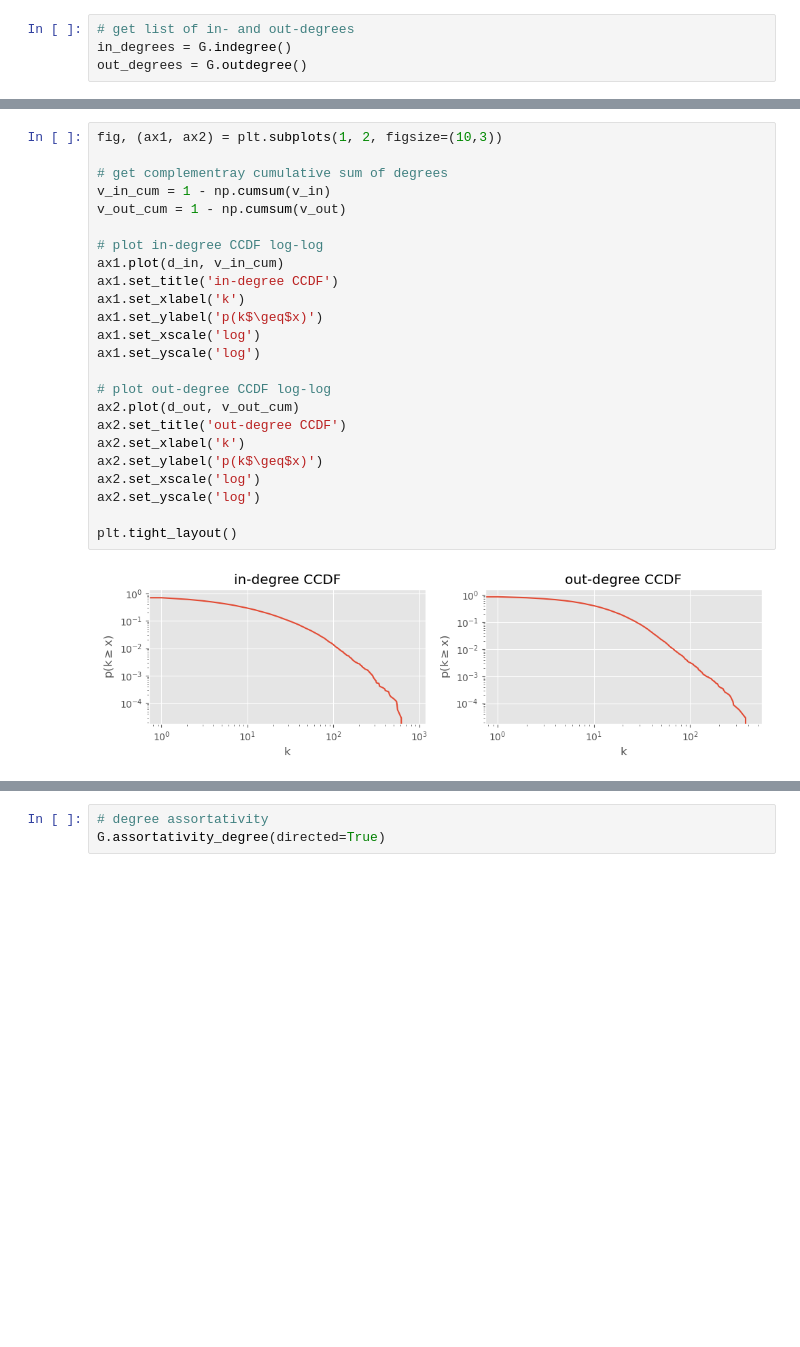
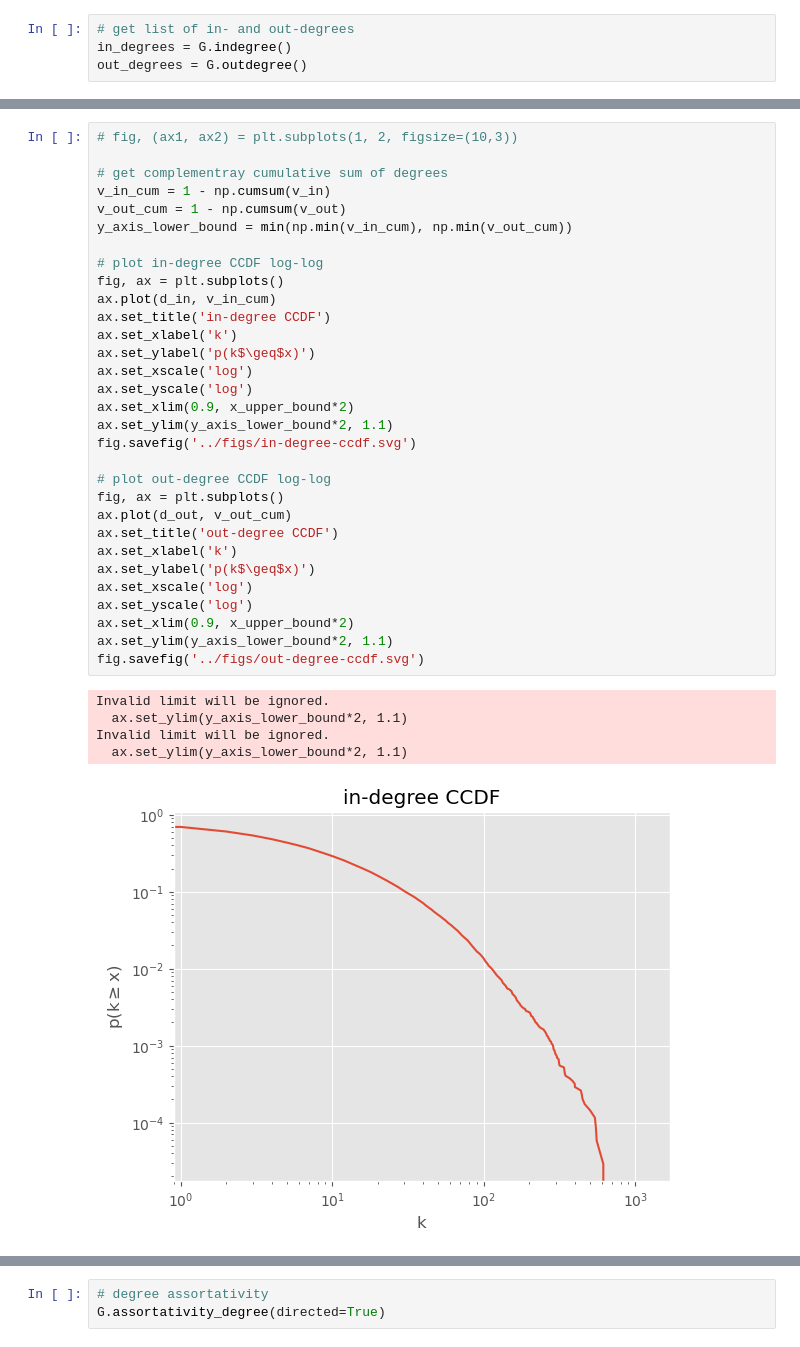
Before and after one commit to Marcus-Friis/research-project, a Jupyter notebook: notebooks/dataanalysis.ipynb, the cells around one changed output, grey strips where cells are left out. Drawn from its saved outputs; the diff is of its cells as text; blank space fills up the shorter version.

```diff
--- a/notebooks/dataanalysis.ipynb
+++ b/notebooks/dataanalysis.ipynb
@@ -86,26 +106,37 @@ plt.tight_layout()
 # %%
-fig, (ax1, ax2) = plt.subplots(1, 2, figsize=(10,3))
+# fig, (ax1, ax2) = plt.subplots(1, 2, figsize=(10,3))
 
 # get complementray cumulative sum of degrees
 v_in_cum = 1 - np.cumsum(v_in)
 v_out_cum = 1 - np.cumsum(v_out)
+y_axis_lower_bound = min(np.min(v_in_cum), np.min(v_out_cum))
 
 # plot in-degree CCDF log-log
-ax1.plot(d_in, v_in_cum)
-ax1.set_title('in-degree CCDF')
-ax1.set_xlabel('k')
-ax1.set_ylabel('p(k$\geq$x)')
-ax1.set_xscale('log')
-ax1.set_yscale('log')
+fig, ax = plt.subplots()
+ax.plot(d_in, v_in_cum)
+ax.set_title('in-degree CCDF')
+ax.set_xlabel('k')
+ax.set_ylabel('p(k$\geq$x)')
+ax.set_xscale('log')
+ax.set_yscale('log')
+ax.set_xlim(0.9, x_upper_bound*2)
+ax.set_ylim(y_axis_lower_bound*2, 1.1)
+fig.savefig('../figs/in-degree-ccdf.svg')
 
 # plot out-degree CCDF log-log
-ax2.plot(d_out, v_out_cum)
-ax2.set_title('out-degree CCDF')
-ax2.set_xlabel('k')
-ax2.set_ylabel('p(k$\geq$x)')
-ax2.set_xscale('log')
-ax2.set_yscale('log')
-
-plt.tight_layout()
+fig, ax = plt.subplots()
+ax.plot(d_out, v_out_cum)
+ax.set_title('out-degree CCDF')
+ax.set_xlabel('k')
+ax.set_ylabel('p(k$\geq$x)')
+ax.set_xscale('log')
+ax.set_yscale('log')
+ax.set_xlim(0.9, x_upper_bound*2)
+ax.set_ylim(y_axis_lower_bound*2, 1.1)
+fig.savefig('../figs/out-degree-ccdf.svg')
 # %% [output]
+Invalid limit will be ignored.
+  ax.set_ylim(y_axis_lower_bound*2, 1.1)
+Invalid limit will be ignored.
+  ax.set_ylim(y_axis_lower_bound*2, 1.1)
-[figure, old version]
+[figure, new version]
```
Also changed, not shown: parts of 8 cells of this notebook, 11 other files.
